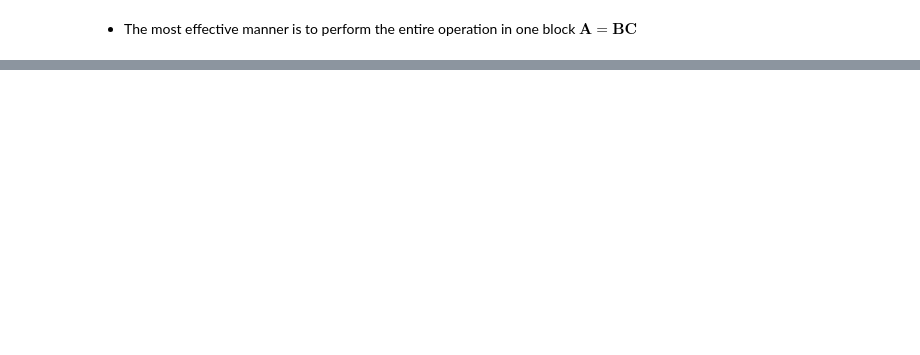
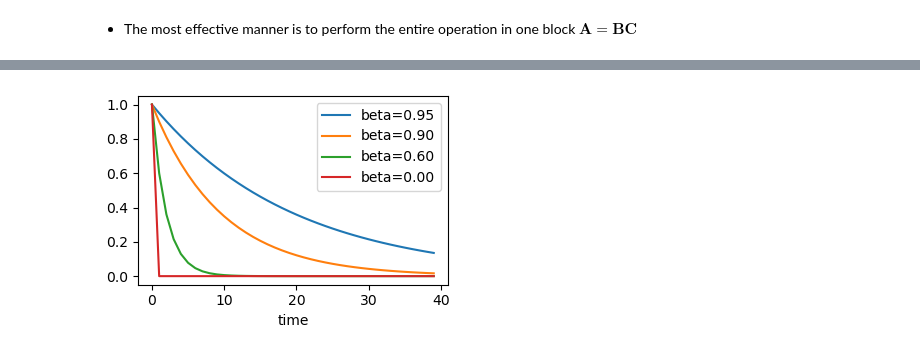
Before and after one commit to Knoero/MachineLearning, a Jupyter notebook: 0 Prerequisite/04 Numerical Optimization.ipynb, the cells around one changed output, grey strips where cells are left out. Saved outputs shown, nothing was run; the diff lists cells and outputs as text; code cells hidden in the pictures; blank space fills up the shorter version.

```diff
--- a/0 Prerequisite/04 Numerical Optimization.ipynb
+++ b/0 Prerequisite/04 Numerical Optimization.ipynb
@@ -386,0 +551,11 @@ When performing optimization where only a noisy variant of the gradient is avail
+# %%
+fig, ax = plt.subplots(figsize=(4, 2.5), dpi=100)
+betas = np.array([0.95, 0.9, 0.6, 0.])
+for beta in betas:
+    x = np.arange(40)
+    ax.plot(x, beta**x, label='beta=%.2f' % beta)
+ax.set_xlabel('time')
+ax.legend()
+plt.show()
+# %% [output]
+[figure, added]
```
Also changed, not shown: parts of 45 cells of this notebook, 1 other file.
